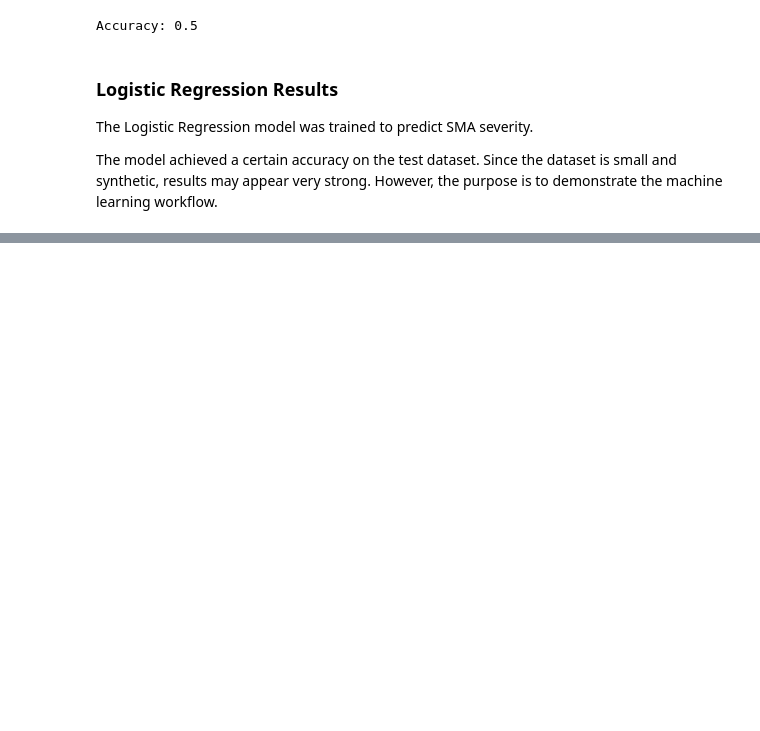
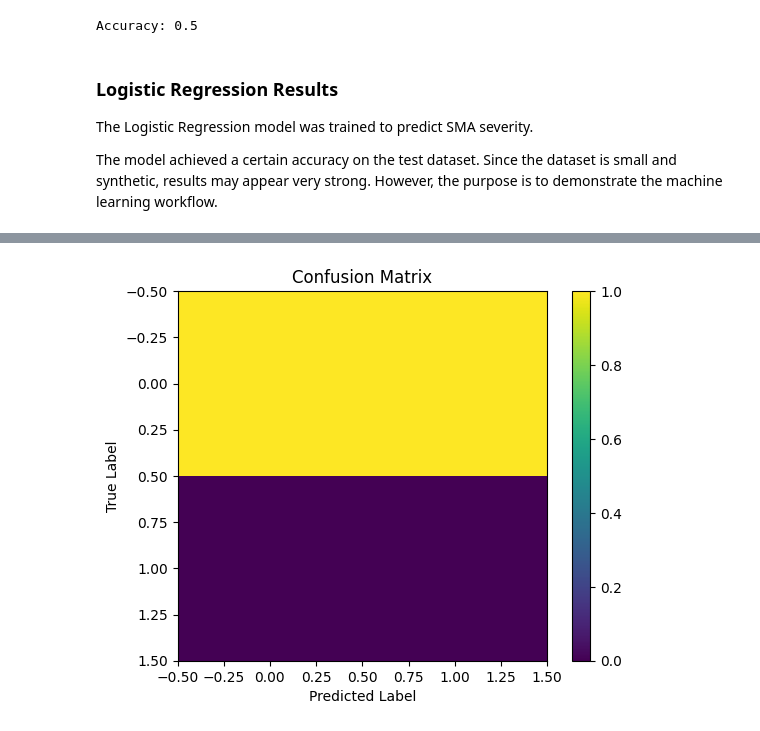
Before and after one commit to Kisara00555/sma-data-science, a Jupyter notebook: notebooks/01_sma_background_and_data_overview.ipynb, the cells around one changed output, grey strips where cells are left out. Drawn from its saved outputs; the diff is of its cells as text; code cells hidden in the pictures; blank space fills up the shorter version.

```diff
--- a/notebooks/01_sma_background_and_data_overview.ipynb
+++ b/notebooks/01_sma_background_and_data_overview.ipynb
@@ -526,0 +572,11 @@ However, the purpose is to demonstrate the machine learning workflow.
+# %%
+# Save the Confusion Matrix
+plt.imshow(cm)
+plt.title("Confusion Matrix")
+plt.colorbar()
+plt.xlabel("Predicted Label")
+plt.ylabel("True Label")
+plt.savefig("../results/figures/confusion_matrix.png")
+plt.show()
+# %% [output]
+[figure, added]
```
Also changed, not shown: parts of 6 cells of this notebook, 1 other file.
